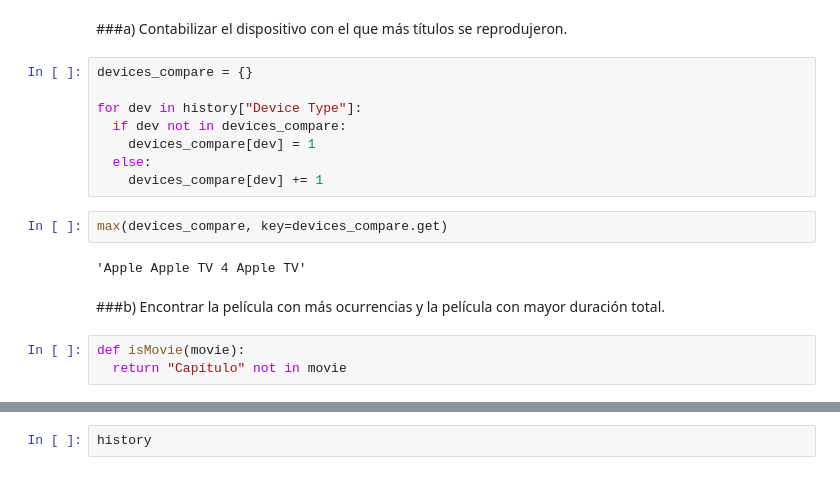
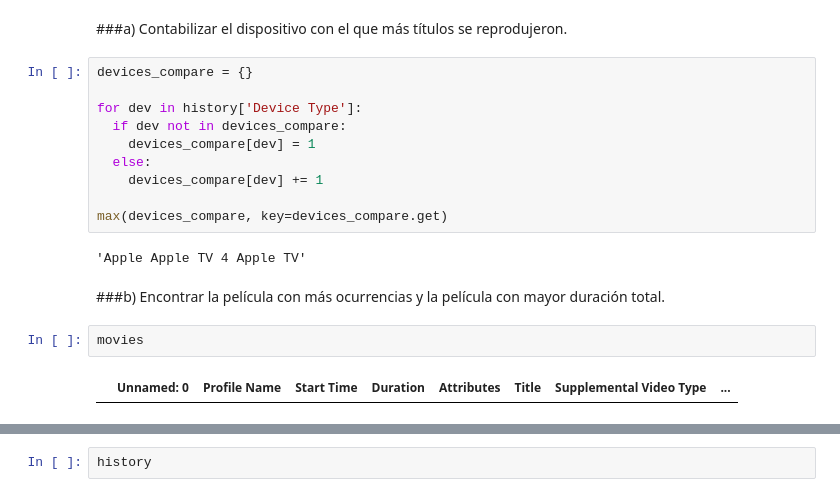
Before and after one commit to IanPol0/DataScienceNetflix, a Jupyter notebook: DataScienceNetflix.ipynb, the cells around one changed output, grey strips where cells are left out. Saved outputs shown, nothing was run; the diff lists cells and outputs as text.

```diff
--- a/DataScienceNetflix.ipynb
+++ b/DataScienceNetflix.ipynb
@@ -46,17 +115,18 @@ for title in history["Title"]:
 # %%
 devices_compare = {}
 
-for dev in history["Device Type"]:
+for dev in history['Device Type']:
   if dev not in devices_compare:
     devices_compare[dev] = 1
   else:
     devices_compare[dev] += 1
+
+max(devices_compare, key=devices_compare.get)
+# %% [output]
+'Apple Apple TV 4 Apple TV'
-# %%
-max(devices_compare, key=devices_compare.get)
-# %% [output]
-'Apple Apple TV 4 Apple TV'
 # %% [markdown]
 ###b) Encontrar la película con más ocurrencias y la película con mayor duración total.
-# %%
-def isMovie(movie):
-  return "Capítulo" not in movie
+# %%
+movies
+# %% [output]
+|  | Unnamed: 0 | Profile Name | Start Time | Duration | Attributes | Title | Supplemental Video Type | ... |
```
Also changed, not shown: parts of 13 cells of this notebook.
